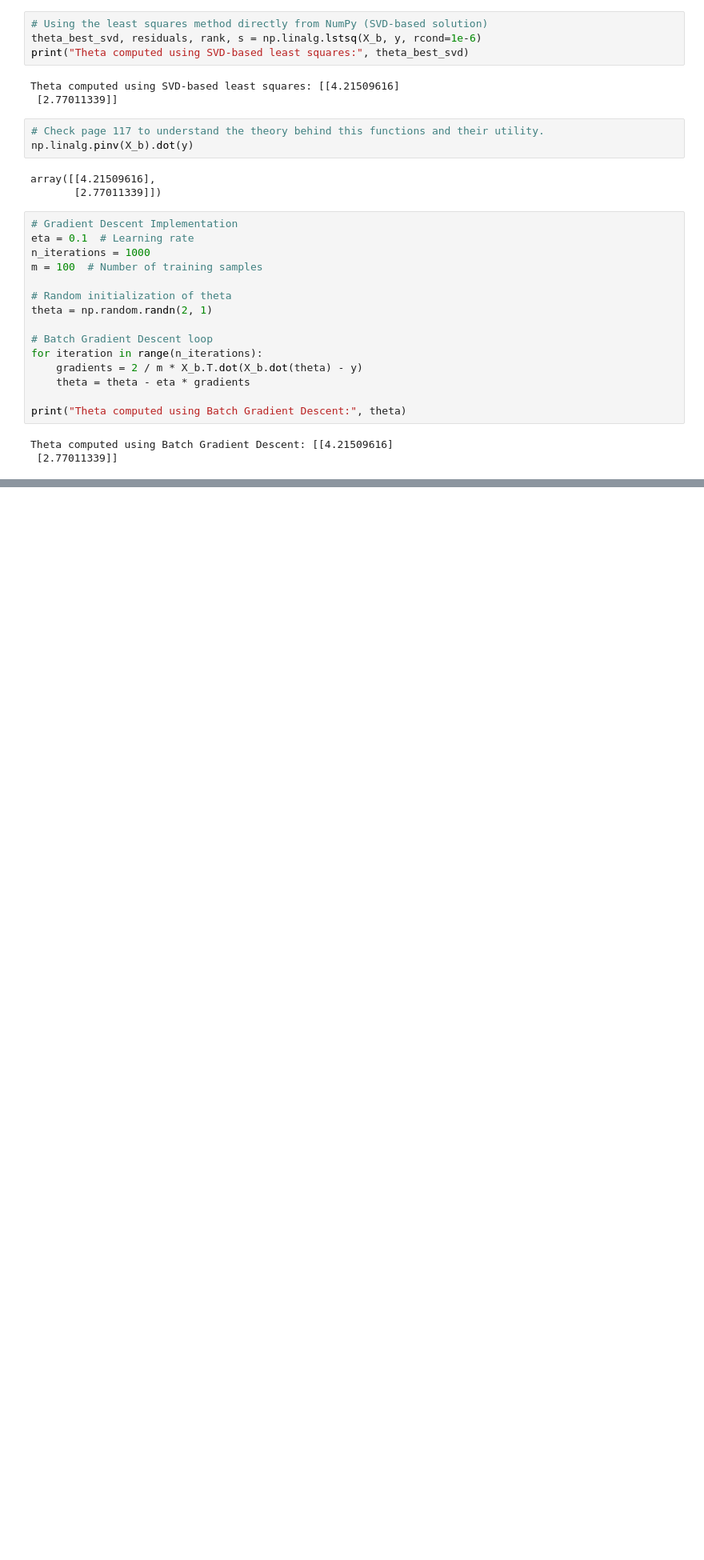
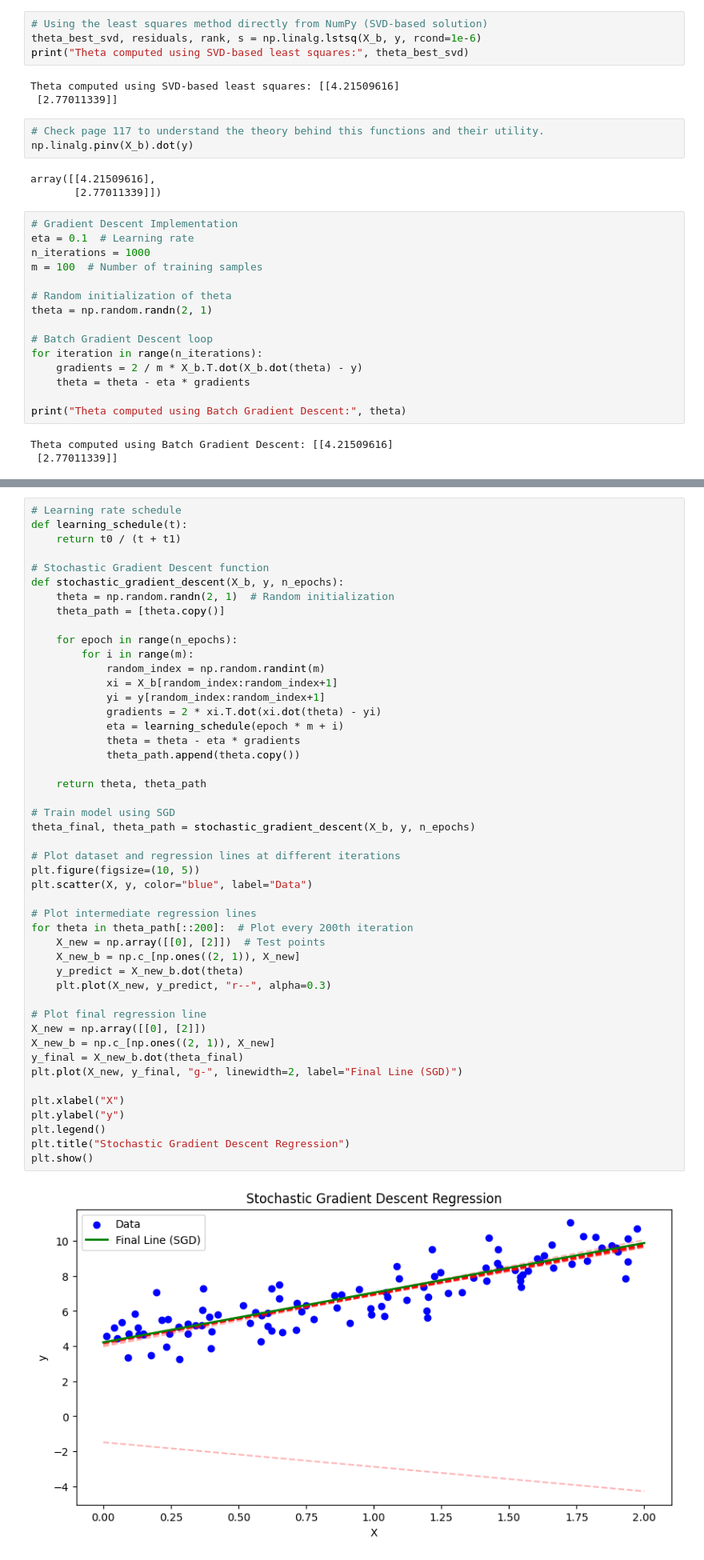
Before and after one commit to jquelas/hands_on_machine_learning, a Jupyter notebook: C4 - Training Models/1-LinearRegression.ipynb, the cells around one changed output, grey strips where cells are left out. Shown at 80% size. Saved outputs shown, nothing was run; the diff lists cells and outputs as text; blank space fills up the shorter version.

```diff
--- a/C4 - Training Models/1-LinearRegression.ipynb
+++ b/C4 - Training Models/1-LinearRegression.ipynb
@@ -158,3 +202,52 @@ Theta computed using Stochastic Gradient Descent: [[4.18475289]
+# %%
+# Learning rate schedule
+def learning_schedule(t):
+    return t0 / (t + t1)
+
+# Stochastic Gradient Descent function
+def stochastic_gradient_descent(X_b, y, n_epochs):
+    theta = np.random.randn(2, 1)  # Random initialization
+    theta_path = [theta.copy()]
+
+    for epoch in range(n_epochs):
+        for i in range(m):
+            random_index = np.random.randint(m)
+            xi = X_b[random_index:random_index+1]
+            yi = y[random_index:random_index+1]
+            gradients = 2 * xi.T.dot(xi.dot(theta) - yi)
+            eta = learning_schedule(epoch * m + i)
+            theta = theta - eta * gradients
+            theta_path.append(theta.copy())
+
+    return theta, theta_path
+
+# Train model using SGD
+theta_final, theta_path = stochastic_gradient_descent(X_b, y, n_epochs)
+
+# Plot dataset and regression lines at different iterations
+plt.figure(figsize=(10, 5))
+plt.scatter(X, y, color="blue", label="Data")
+
+# Plot intermediate regression lines
+for theta in theta_path[::200]:  # Plot every 200th iteration
+    X_new = np.array([[0], [2]])  # Test points
+    X_new_b = np.c_[np.ones((2, 1)), X_new]
+    y_predict = X_new_b.dot(theta)
+    plt.plot(X_new, y_predict, "r--", alpha=0.3)
+
+# Plot final regression line
+X_new = np.array([[0], [2]])
+X_new_b = np.c_[np.ones((2, 1)), X_new]
+y_final = X_new_b.dot(theta_final)
+plt.plot(X_new, y_final, "g-", linewidth=2, label="Final Line (SGD)")
+
+plt.xlabel("X")
+plt.ylabel("y")
+plt.legend()
+plt.title("Stochastic Gradient Descent Regression")
+plt.show()
+# %% [output]
+[figure, added]
 # %%
 from sklearn.linear_model import SGDRegressor
 
```
Also changed, not shown: parts of 4 cells of this notebook, 4 other files.
